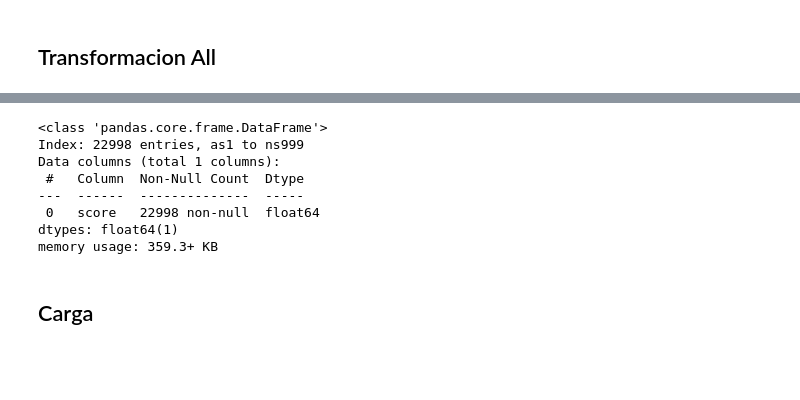
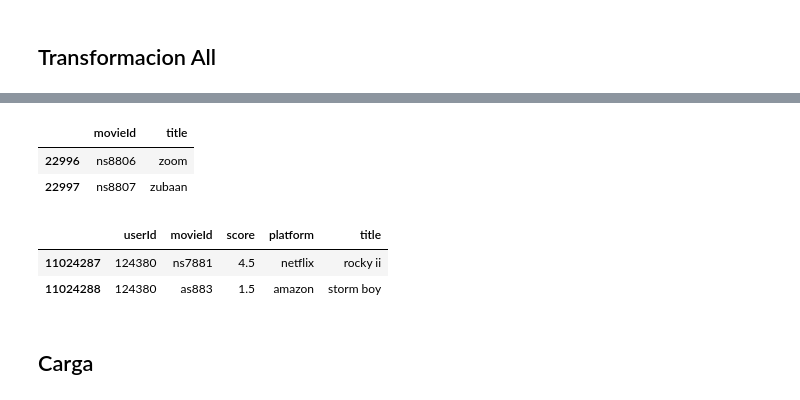
Before and after one commit to LucianoLarrea/PI_ML_OPS, a Jupyter notebook: 1-ETL.ipynb, the cells around one changed output, grey strips where cells are left out. Cells and saved outputs as stored; diff of their text form; code cells hidden in the pictures; blank space fills up the shorter version.

```diff
--- a/1-ETL.ipynb
+++ b/1-ETL.ipynb
@@ -87,0 +208,6 @@ Netflix.tail(3)
+# %%
+# Convierte a integer los valores numericos
+Titles['duration_int'] = Titles['duration_int'].fillna(0)
+Titles['duration_int'] = Titles['duration_int'].astype(int)
+Titles['release_year'] = Titles['release_year'].astype(int)
+Titles.info()
@@ -87,0 +241,4 @@ Netflix.tail(3)
+# %%
+# Unifica seasons y season
+Titles['duration_type'] = Titles['duration_type'].replace('seasons','season')
+collections.Counter(Titles['duration_type'])
@@ -87,0 +253,4 @@ Netflix.tail(3)
+# %%
+# Organiza y reduce las columnas
+Titles = Titles.reindex(columns=['id', 'platform', 'type', 'title', 'director', 'cast', 'country', 'date_added', 'release_year', 'duration_int', 'duration_type', 'listed_in', 'description'])
+Titles.info()
@@ -369,14 +370,22 @@ S.describe()
-# %%
-S.info()
-# %% [output]
-<class 'pandas.core.frame.DataFrame'>
-Index: 22998 entries, as1 to ns999
-Data columns (total 1 columns):
- #   Column  Non-Null Count  Dtype
----  ------  --------------  -----
- 0   score   22998 non-null  float64
-dtypes: float64(1)
-memory usage: 359.3+ KB
+# %%
+# Filtra las columnas userId, movieId y score del dataset Sore y las columnas id y title del dataset Title.
+Score = Score[['userId','movieId','score','platform']]
+Titles = Titles[['id','title']]
+Titles = Titles.rename(columns={'id':'movieId'}) # Cambia el nombre para que haya coincidencia
+# Title = Titles[['movieId','title']]
+Titles.tail(2)
+# %% [output]
+|  | movieId | title |
+| 22996 | ns8806 | zoom |
+| 22997 | ns8807 | zubaan |
+# %%
+All = pd.merge(Score,Titles,how='left',on='movieId')
+scores_amount = len(All)-1
+All.tail(2)
+# %% [output]
+|  | userId | movieId | score | platform | title |
+| 11024287 | 124380 | ns7881 | 4.5 | netflix | rocky ii |
+| 11024288 | 124380 | as883 | 1.5 | amazon | storm boy |
 # %% [markdown]
 ## Carga
 # %%
```
Also changed, not shown: parts of 52 cells of this notebook, 12 other files.
